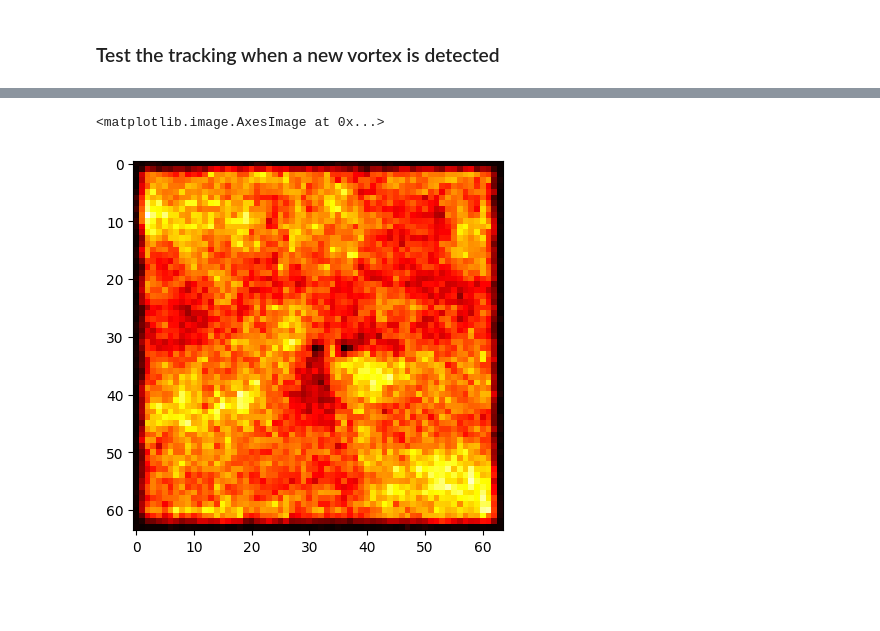
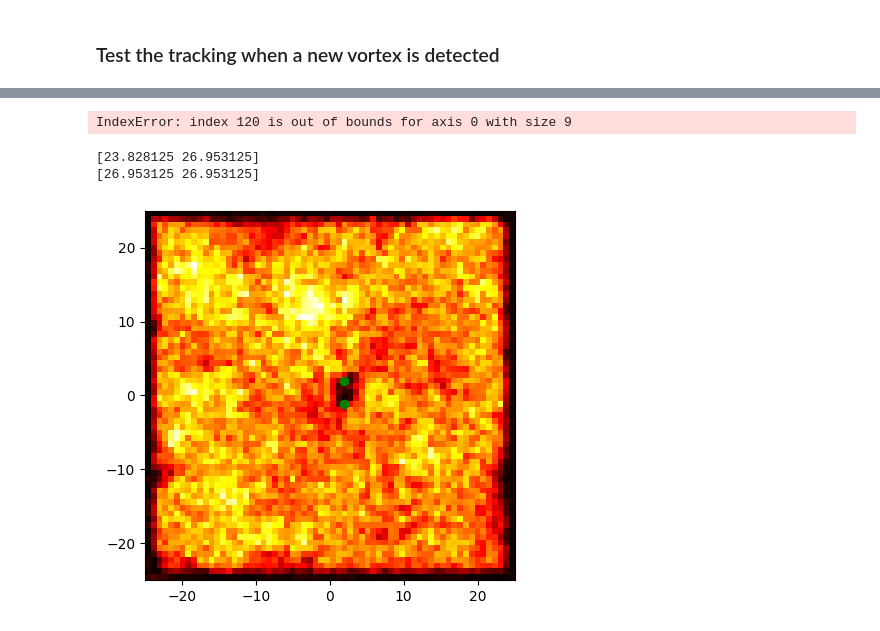
Before and after one commit to easuit24/BECs2, a Jupyter notebook: testpointtracking.ipynb, the cells around one changed output, grey strips where cells are left out. Saved outputs shown, nothing was run; the diff lists cells and outputs as text; code cells hidden in the pictures; blank space fills up the shorter version.

Commit message:
more vortex tracking

```diff
--- a/testpointtracking.ipynb
+++ b/testpointtracking.ipynb
@@ -5,5 +6,5 @@ import matplotlib.pyplot as plt
 from PointTracking import PointTracker as pt
 from classicalfield_orig import FiniteTempGPE as gpe
 # %%
-g = gpe(npoints = 2**6, numImagSteps = 2000, numRealSteps = 5000, dtcoef = 0.0005, boxthickness = 0.4, Nsamples = 1, runAnim = True, animFileName = 'test.mp4', Tfact = 1/10, dst = False, vortex = True)
+g = gpe(npoints = 2**6, numImagSteps = 2000, numRealSteps = 60000, dtcoef = 0.0005, boxthickness = 0.4, Nsamples = 1, runAnim = True, animFileName = 'test.mp4', Tfact = 1/7, dst = False, vortex = True)
 # %% [output]
@@ -28,9 +29,9 @@ dx = g.dx
 box = psi[int(L/2/dx):int(3*L/2/dx), int(L/2/dx):int(3*L/2/dx)]
 plt.figure()
 plt.imshow(np.abs(box)**2, cmap = plt.cm.hot, origin = 'lower', extent = [-L/2, L/2, -L/2, L/2])
+plt.colorbar()
 for point in tracker.points:
-    plt.scatter(point.getCoors()[1]-L/2,point.getCoors()[0]-L/2, color = 'blue')
+    plt.scatter(point.getCoors()[1]-L/2,point.getCoors()[0]-L/2, color = 'blue', alpha = 0.5)
 plt.xlabel('y')
 plt.ylabel('x')
-plt.colorbar()
 # %% [output]
@@ -52,8 +214,19 @@ plt.show()
 # %%
+snap = 120
 vortices, antivortices = pt.detectVortices(tracker, g.snaps[snap])
+print(vortices)
+print(antivortices)
+# %% [output]
+IndexError: index 120 is out of bounds for axis 0 with size 9
 # %%
 plt.figure()
-plt.imshow(np.abs(g.snaps[snap][int(g.L/2/g.dx):int(3*g.L/2/g.dx), int(g.L/2/g.dx):int(3*g.L/2/g.dx)])**2, cmap = plt.cm.hot)
+plt.imshow(np.abs(g.snaps[snap][int(g.L/2/g.dx):int(3*g.L/2/g.dx), int(g.L/2/g.dx):int(3*g.L/2/g.dx)])**2, cmap = plt.cm.hot, origin = 'lower', extent = [-g.L/2, g.L/2, -g.L/2, g.L/2])
+for point in vortices:
+    plt.scatter(point[1]-L/2,point[0]-L/2, color = 'blue', alpha = 0.5)
+for point in antivortices:
+    print(point)
+    plt.scatter(point[1]-L/2,point[0]-L/2, color = 'green')
 # %% [output]
-<matplotlib.image.AxesImage at 0x...>
+[23.828125 26.953125]
+[26.953125 26.953125]
-[figure, old version]
+[figure, new version]
```
Also changed, not shown: parts of 17 cells of this notebook, 1 other file.
